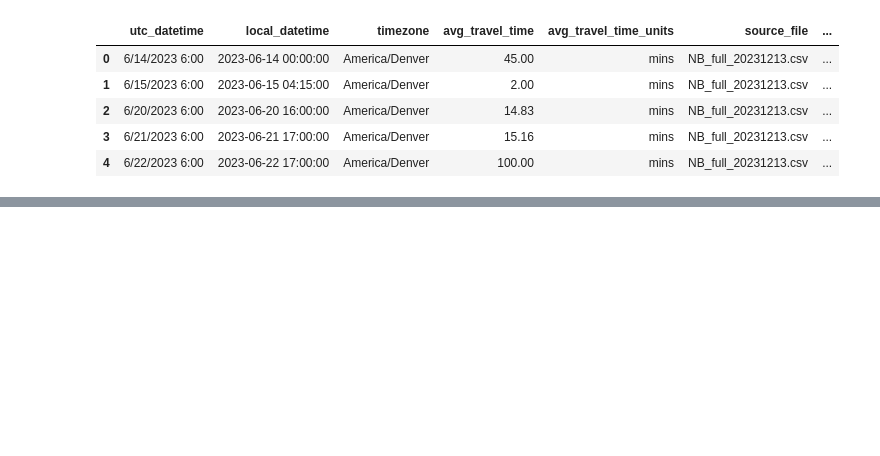
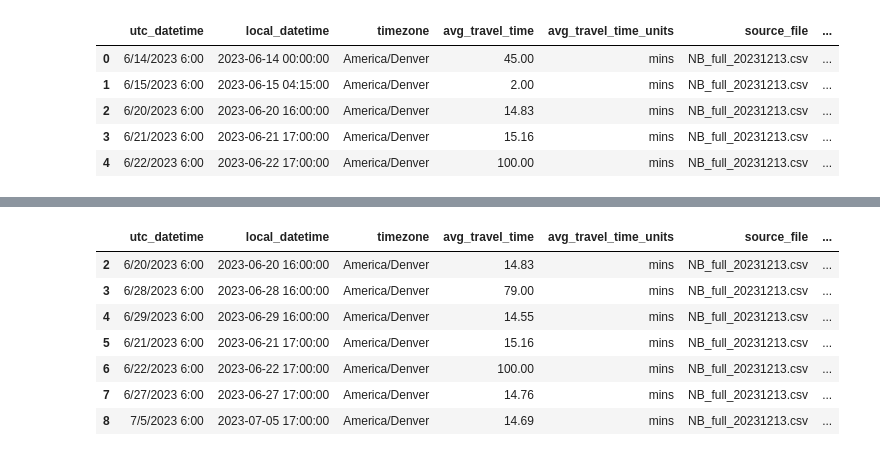
Before and after one commit to natelant/Avenue-Tools, a Jupyter notebook: TravelTimeTool/sandbox-travel_times.ipynb, the cells around one changed output, grey strips where cells are left out. Saved outputs shown, nothing was run; the diff lists cells and outputs as text; code cells hidden in the pictures; blank space fills up the shorter version.

```diff
--- a/TravelTimeTool/sandbox-travel_times.ipynb
+++ b/TravelTimeTool/sandbox-travel_times.ipynb
@@ -84,0 +143,16 @@ combined_data.head()
+# %%
+# Filter data based on peak hour range and remove outliers
+#peak_hour_mask = (merged_data['local_datetime'].dt.time >= start_time) & (merged_data['local_datetime'].dt.time <= stop_time)
+peak_hour_data = merged_data[(merged_data.local_datetime.dt.time >= start_time)&(merged_data.local_datetime.dt.time <= stop_time)]
+#filtered_data = merged_data[peak_hour_mask & ~merged_data['local_datetime'].isin(outliers.index)]
+#filtered_data = peak_hour_data
+peak_hour_data.head(10)
+# %% [output]
+|  | utc_datetime | local_datetime | timezone | avg_travel_time | avg_travel_time_units | source_file | ... |
+| 2 | 6/20/2023 6:00 | 2023-06-20 16:00:00 | America/Denver | 14.83 | mins | NB_full_20231213.csv | ... |
+| 3 | 6/28/2023 6:00 | 2023-06-28 16:00:00 | America/Denver | 79.00 | mins | NB_full_20231213.csv | ... |
+| 4 | 6/29/2023 6:00 | 2023-06-29 16:00:00 | America/Denver | 14.55 | mins | NB_full_20231213.csv | ... |
+| 5 | 6/21/2023 6:00 | 2023-06-21 17:00:00 | America/Denver | 15.16 | mins | NB_full_20231213.csv | ... |
+| 6 | 6/22/2023 6:00 | 2023-06-22 17:00:00 | America/Denver | 100.00 | mins | NB_full_20231213.csv | ... |
+| 7 | 6/27/2023 6:00 | 2023-06-27 17:00:00 | America/Denver | 14.76 | mins | NB_full_20231213.csv | ... |
+| 8 | 7/5/2023 6:00 | 2023-07-05 17:00:00 | America/Denver | 14.69 | mins | NB_full_20231213.csv | ... |
```
Also changed, not shown: parts of 9 cells of this notebook, 1 other file.
